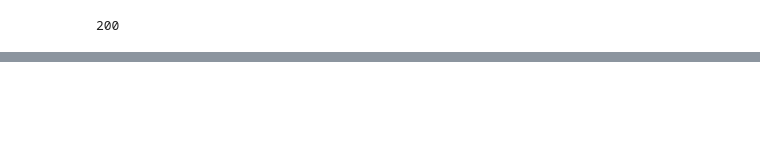
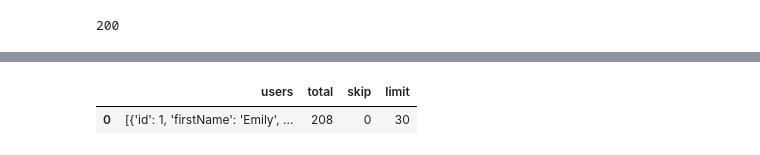
Before and after one commit to alex-waiganjo/Python-Tasks, a Jupyter notebook: Fetch_API_Data/Users.ipynb, the cells around one changed output, grey strips where cells are left out. Cells and saved outputs as stored; diff of their text form; code cells hidden in the pictures; blank space fills up the shorter version.

```diff
--- a/Fetch_API_Data/Users.ipynb
+++ b/Fetch_API_Data/Users.ipynb
@@ -32,0 +74,6 @@ for person in user
+# %%
+ff = pd.DataFrame(nom_data)
+ff
+# %% [output]
+|  | users | total | skip | limit |
+| 0 | [{'id': 1, 'firstName': 'Emily', ... | 208 | 0 | 30 |
```
Also changed, not shown: parts of 10 cells of this notebook, 4 other files.
